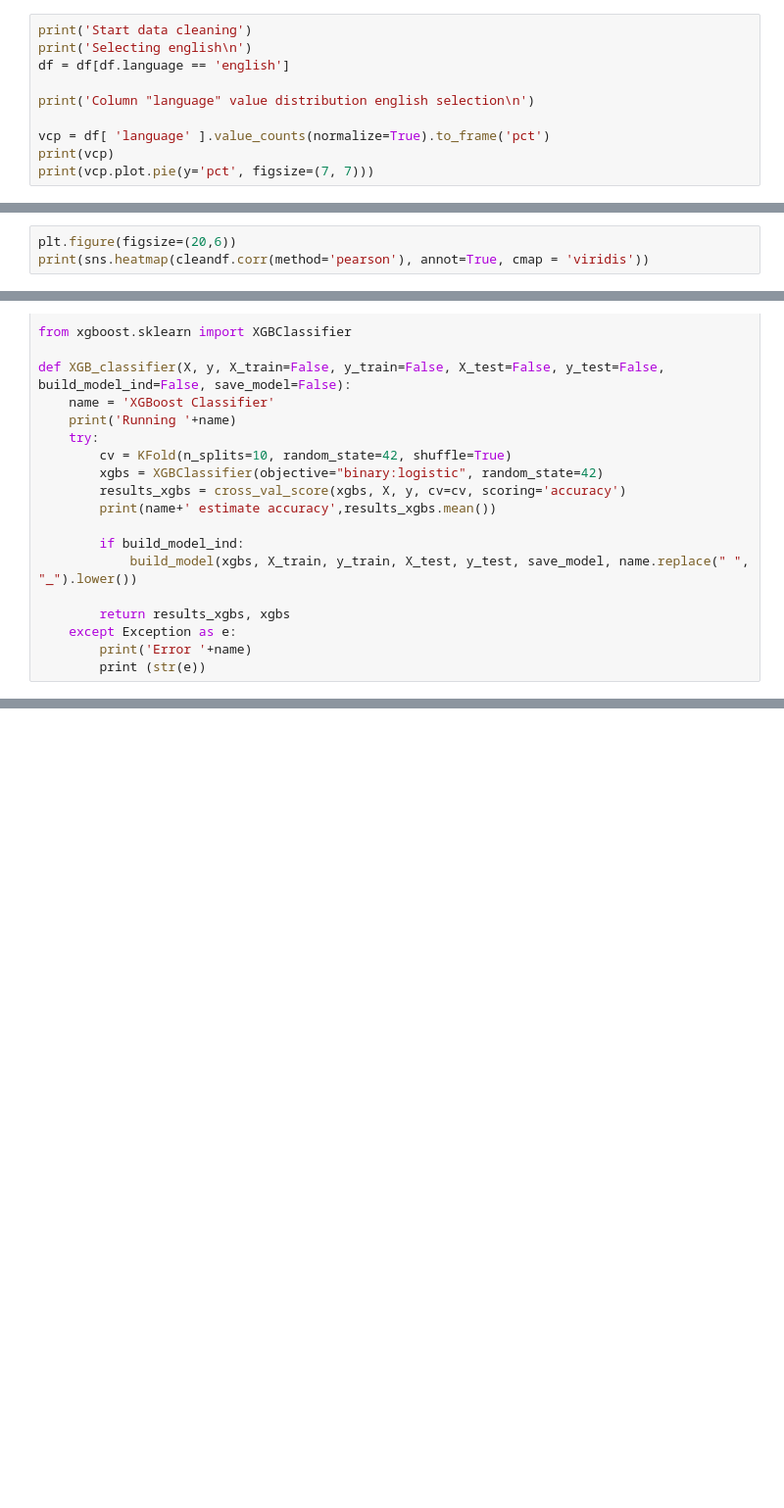
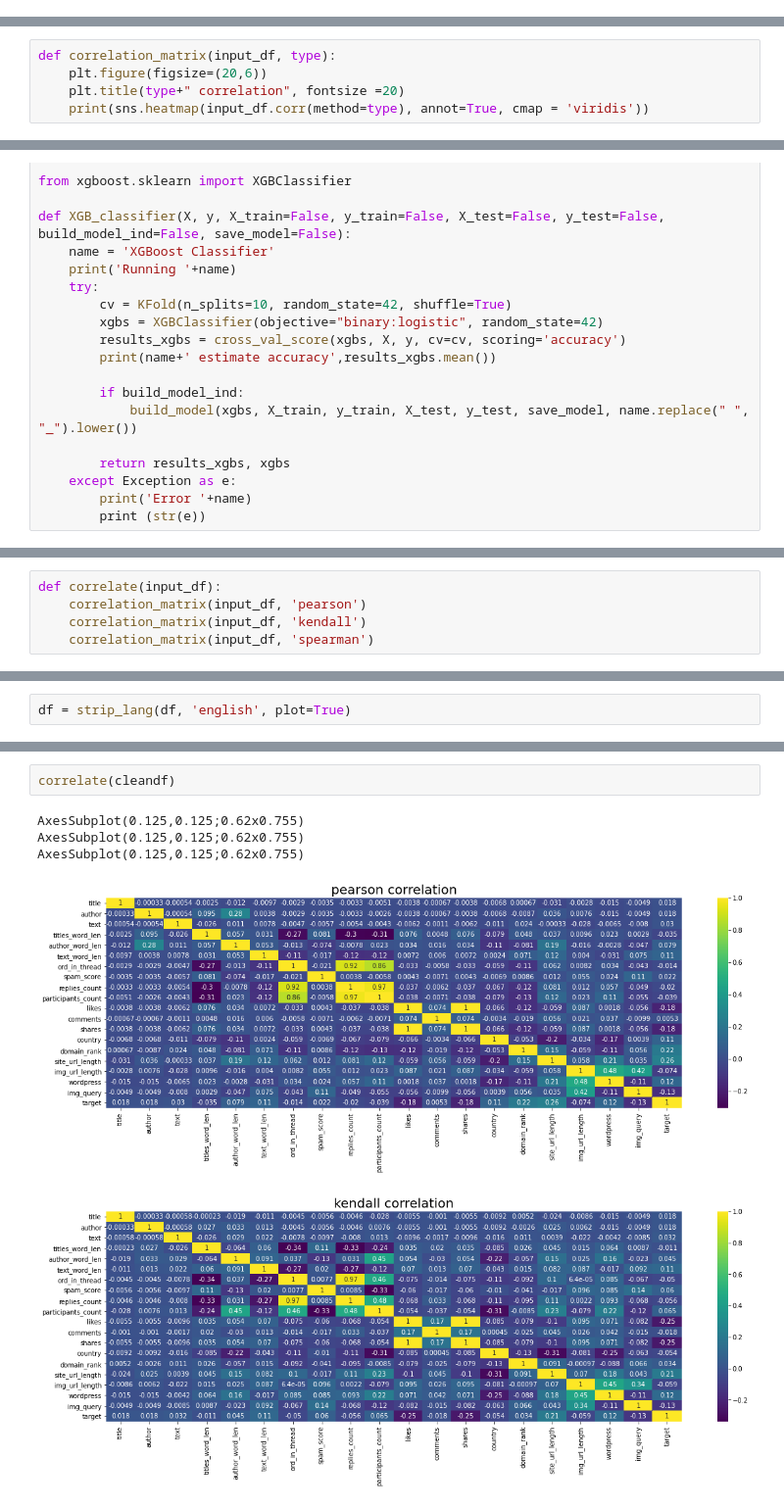
Before and after one commit to acomputerengineer/cis-700-machine-learning-security-project, a Jupyter notebook: main.ipynb, the cells around one changed output, grey strips where cells are left out. Shown at 98% size. Saved outputs shown, nothing was run; the diff lists cells and outputs as text; blank space fills up the shorter version.

```diff
--- a/main.ipynb
+++ b/main.ipynb
@@ -120,10 +78,0 @@ AxesSubplot(0.135,0.125;0.755x0.755)
-# %%
-print('Start data cleaning')
-print('Selecting english\n')
-df = df[df.language == 'english']
-
-print('Column "language" value distribution english selection\n')
-
-vcp = df[ 'language' ].value_counts(normalize=True).to_frame('pct')
-print(vcp)
-print(vcp.plot.pie(y='pct', figsize=(7, 7)))
@@ -346,3 +221,5 @@ Name: target, dtype: int64
 # %%
-plt.figure(figsize=(20,6))
-print(sns.heatmap(cleandf.corr(method='pearson'), annot=True, cmap = 'viridis'))
+def correlation_matrix(input_df, type):
+    plt.figure(figsize=(20,6))
+    plt.title(type+" correlation", fontsize =20)
+    print(sns.heatmap(input_df.corr(method=type), annot=True, cmap = 'viridis'))
@@ -829,3 +591,8 @@ def model_evaluation(results_ensemble, results_random_forest, results_gaussian_n
+# %%
+def correlate(input_df):
+    correlation_matrix(input_df, 'pearson')
+    correlation_matrix(input_df, 'kendall')
+    correlation_matrix(input_df, 'spearman')
 # %%
 print('Run classifications')
 
@@ -939,0 +643,2 @@ df = load_data()
+# %%
+df = strip_lang(df, 'english', plot=True)
@@ -939,0 +684,8 @@ df = load_data()
+# %%
+correlate(cleandf)
+# %% [output]
+AxesSubplot(0.125,0.125;0.62x0.755)
+AxesSubplot(0.125,0.125;0.62x0.755)
+AxesSubplot(0.125,0.125;0.62x0.755)
+[figure, added]
+[figure, added]
```
Also changed, not shown: parts of 36 cells of this notebook, 13 other files.
